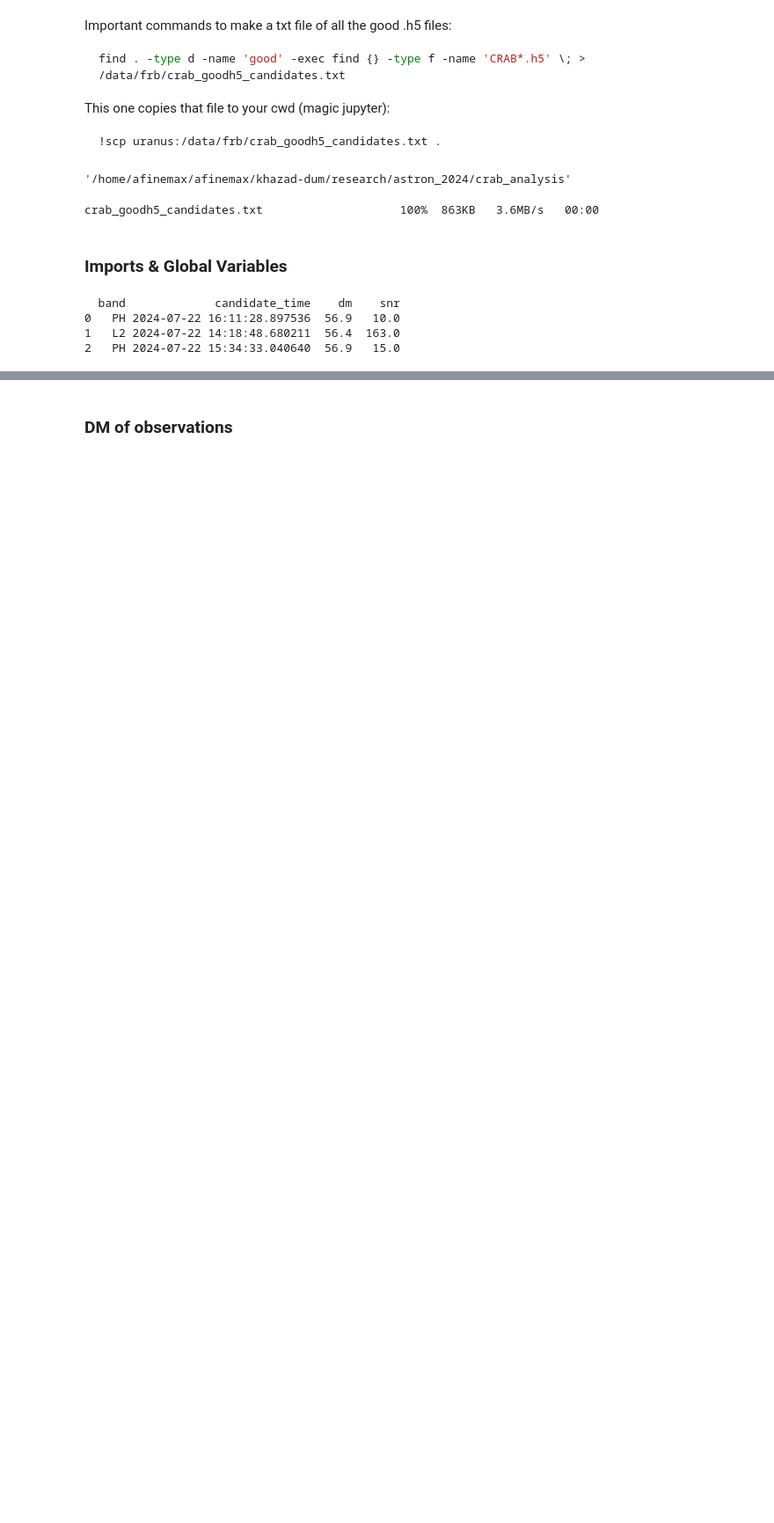
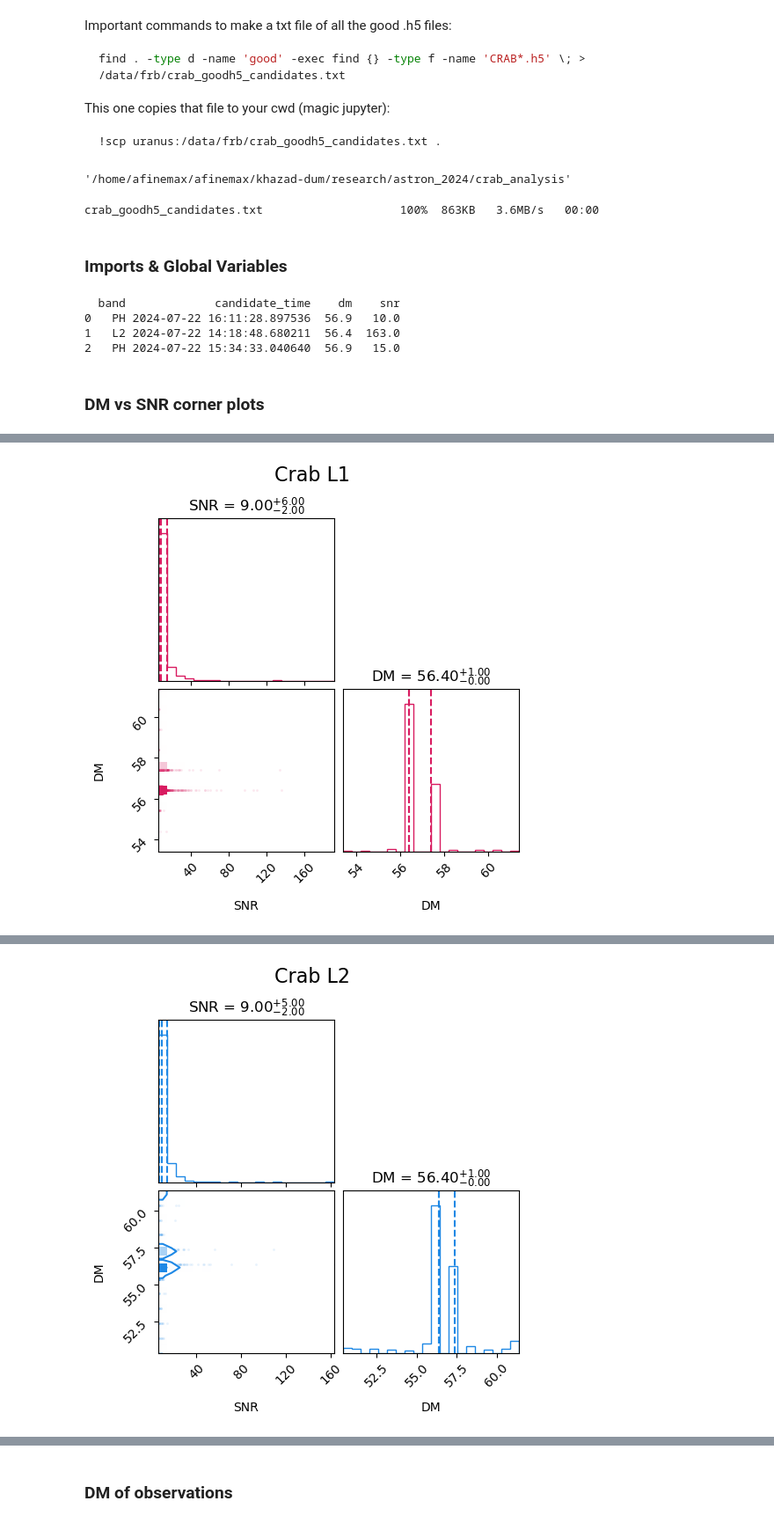
Before and after one commit to afinemax/Astron_2024, a Jupyter notebook: crab_analysis/crab_analysis_starter_max.ipynb, the cells around one changed output, grey strips where cells are left out. Shown at 88% size. Saved outputs shown, nothing was run; the diff lists cells and outputs as text; code cells hidden in the pictures; blank space fills up the shorter version.

```diff
--- a/crab_analysis/crab_analysis_starter_max.ipynb
+++ b/crab_analysis/crab_analysis_starter_max.ipynb
@@ -83,3 +223,5 @@ print(df.head(3))
 0   PH 2024-07-22 16:11:28.897536  56.9   10.0
 1   L2 2024-07-22 14:18:48.680211  56.4  163.0
 2   PH 2024-07-22 15:34:33.040640  56.9   15.0
+# %% [markdown]
+### DM vs SNR corner plots
@@ -85,0 +343,3 @@ print(df.head(3))
+# %%
+results = plot_corner_snr_dm_by_band(df, band_colors=band_colors)
+# %% [output]
@@ -85,0 +347 @@ print(df.head(3))
+[figure, added]
@@ -85,0 +349 @@ print(df.head(3))
+[figure, added]
```
Also changed, not shown: parts of 10 cells of this notebook.
